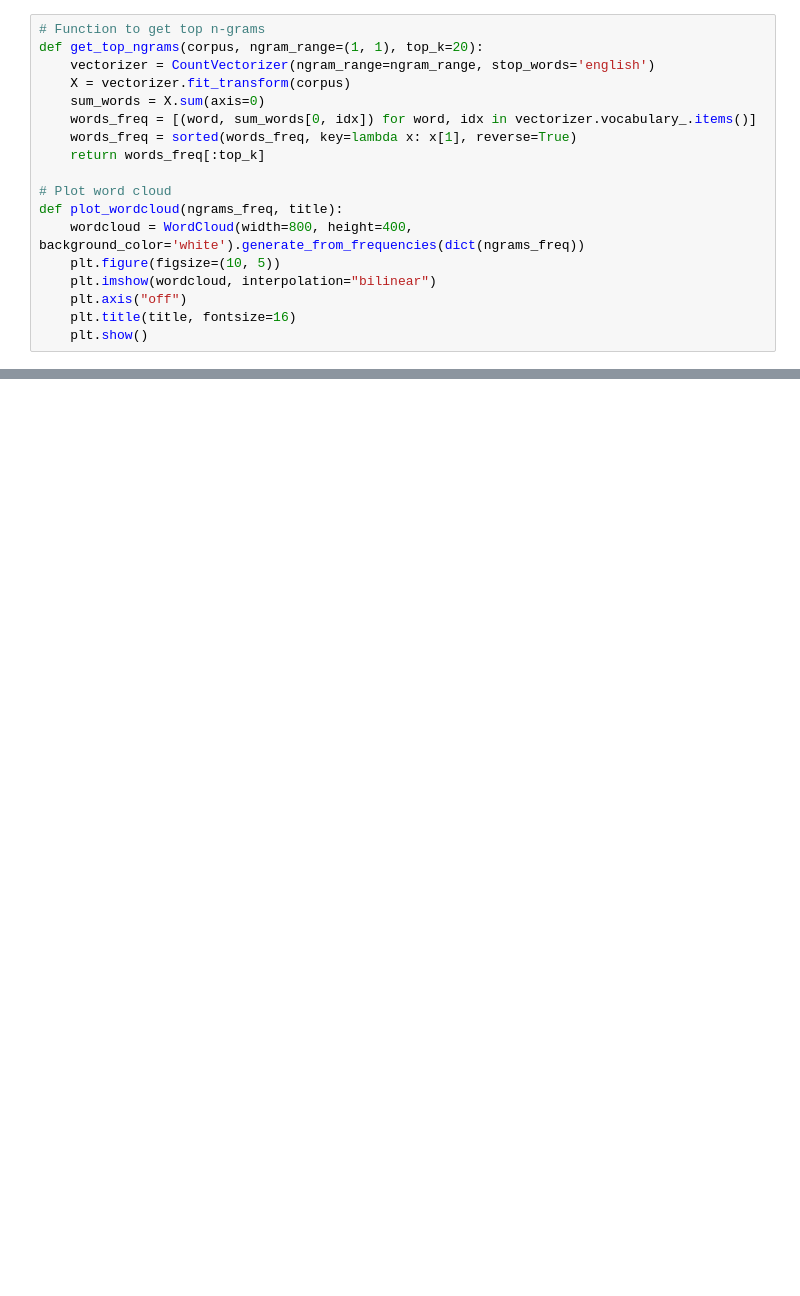
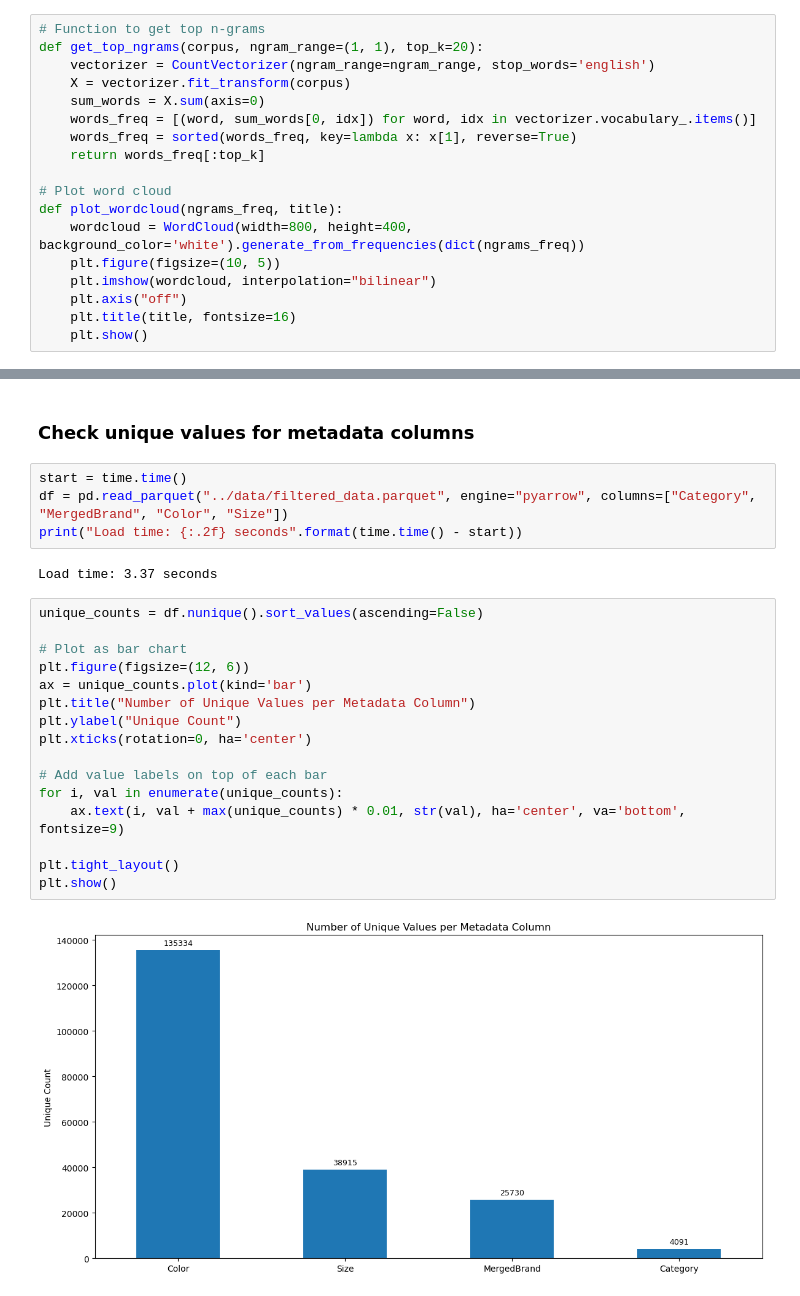
Before and after one commit to FinlyWealth/mds-finly-search, a Jupyter notebook: notebook/eda_frequent_words.ipynb, the cells around one changed output, grey strips where cells are left out. Saved outputs shown, nothing was run; the diff lists cells and outputs as text; blank space fills up the shorter version.

Commit message:
doc: added visualization in the eda part for the proposal report, refs: #9

```diff
--- a/notebook/eda_frequent_words.ipynb
+++ b/notebook/eda_frequent_words.ipynb
@@ -79,3 +85,29 @@ plot_wordcloud(desc_ngrams, f"Top {n} most frequent words in Product Description
 # %% [output]
 The top 50 most frequent words in product description are:  [('book', np.int64(2611938)), ('new', np.int64(2214532)), ('color', np.int64(1942544)), ('size', np.int64(1610374)), ('perfect', np.int64(12 ...
 [figure]
+# %% [markdown]
+### Check unique values for metadata columns
+# %%
+start = time.time()
+df = pd.read_parquet("../data/filtered_data.parquet", engine="pyarrow", columns=["Category", "MergedBrand", "Color", "Size"])
+print("Load time: {:.2f} seconds".format(time.time() - start))
+# %% [output]
+Load time: 3.37 seconds
+# %%
+unique_counts = df.nunique().sort_values(ascending=False)
+
+# Plot as bar chart
+plt.figure(figsize=(12, 6))
+ax = unique_counts.plot(kind='bar')
+plt.title("Number of Unique Values per Metadata Column")
+plt.ylabel("Unique Count")
+plt.xticks(rotation=0, ha='center')
+
+# Add value labels on top of each bar
+for i, val in enumerate(unique_counts):
+    ax.text(i, val + max(unique_counts) * 0.01, str(val), ha='center', va='bottom', fontsize=9)
+
+plt.tight_layout()
+plt.show()
+# %% [output]
+[figure, added]
```
Also changed, not shown: parts of 9 cells of this notebook, 4 other files.
